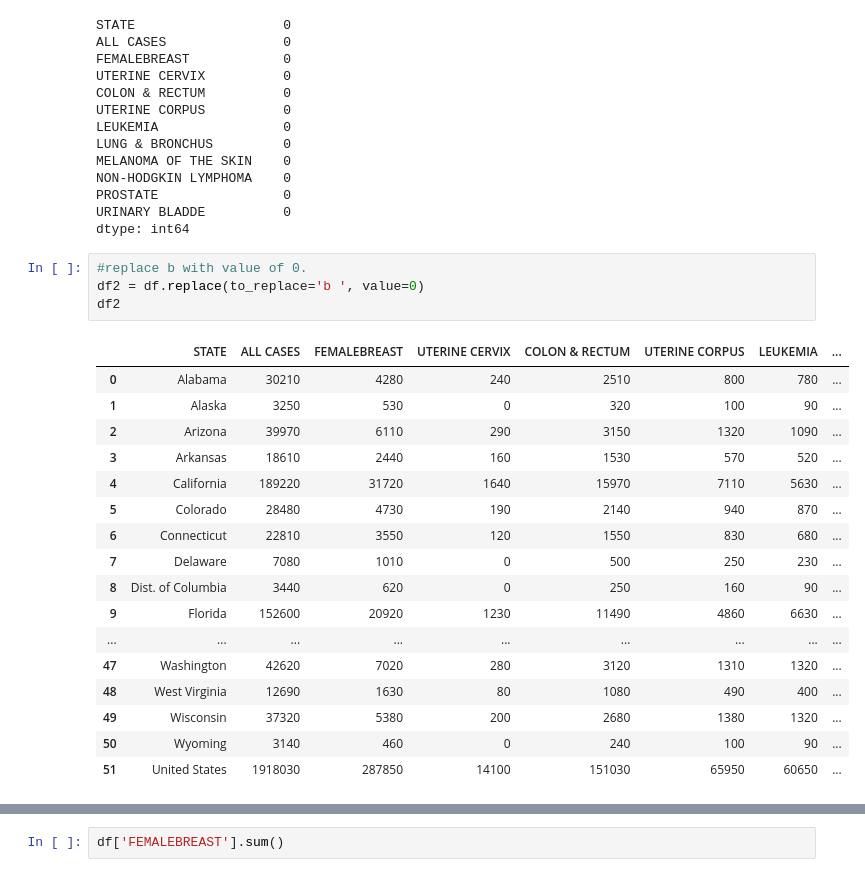
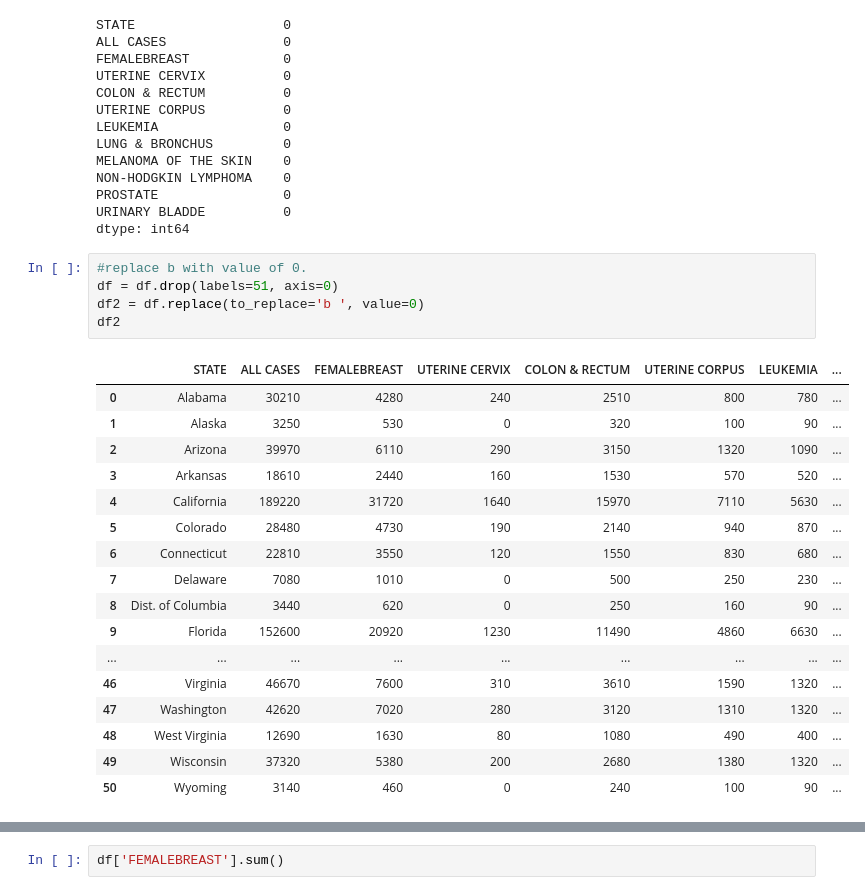
Before and after one commit to bjhdecember/Cancer, a Jupyter notebook: Cancer/Breastcancer.ipynb, the cells around one changed output, grey strips where cells are left out. Drawn from its saved outputs; the diff is of its cells as text.

```diff
--- a/Cancer/Breastcancer.ipynb
+++ b/Cancer/Breastcancer.ipynb
@@ -90,26 +90,27 @@ URINARY BLADDE          0
 dtype: int64
 # %%
 #replace b with value of 0.
+df = df.drop(labels=51, axis=0)
 df2 = df.replace(to_replace='b ', value=0)
 df2
 # %% [output]
 |  | STATE | ALL CASES | FEMALEBREAST | UTERINE CERVIX | COLON & RECTUM | UTERINE CORPUS | LEUKEMIA | ... |
 | 0 | Alabama | 30210 | 4280 | 240 | 2510 | 800 | 780 | ... |
 | 1 | Alaska | 3250 | 530 | 0 | 320 | 100 | 90 | ... |
 | 2 | Arizona | 39970 | 6110 | 290 | 3150 | 1320 | 1090 | ... |
 | 3 | Arkansas | 18610 | 2440 | 160 | 1530 | 570 | 520 | ... |
 | 4 | California | 189220 | 31720 | 1640 | 15970 | 7110 | 5630 | ... |
 | 5 | Colorado | 28480 | 4730 | 190 | 2140 | 940 | 870 | ... |
 | 6 | Connecticut | 22810 | 3550 | 120 | 1550 | 830 | 680 | ... |
 | 7 | Delaware | 7080 | 1010 | 0 | 500 | 250 | 230 | ... |
 | 8 | Dist. of Columbia | 3440 | 620 | 0 | 250 | 160 | 90 | ... |
 | 9 | Florida | 152600 | 20920 | 1230 | 11490 | 4860 | 6630 | ... |
 | ... | ... | ... | ... | ... | ... | ... | ... | ... |
+| 46 | Virginia | 46670 | 7600 | 310 | 3610 | 1590 | 1320 | ... |
 | 47 | Washington | 42620 | 7020 | 280 | 3120 | 1310 | 1320 | ... |
 | 48 | West Virginia | 12690 | 1630 | 80 | 1080 | 490 | 400 | ... |
 | 49 | Wisconsin | 37320 | 5380 | 200 | 2680 | 1380 | 1320 | ... |
 | 50 | Wyoming | 3140 | 460 | 0 | 240 | 100 | 90 | ... |
-| 51 | United States | 1918030 | 287850 | 14100 | 151030 | 65950 | 60650 | ... |
 # %%
 import pandas as pd
 import matplotlib as plt
```
Also changed, not shown: parts of 3 cells of this notebook.
